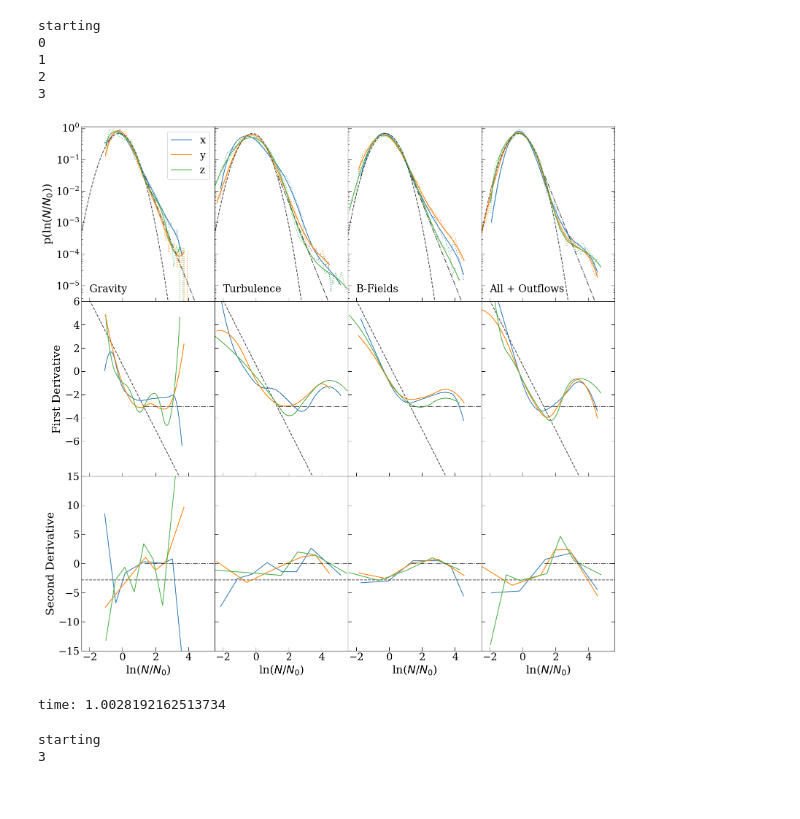
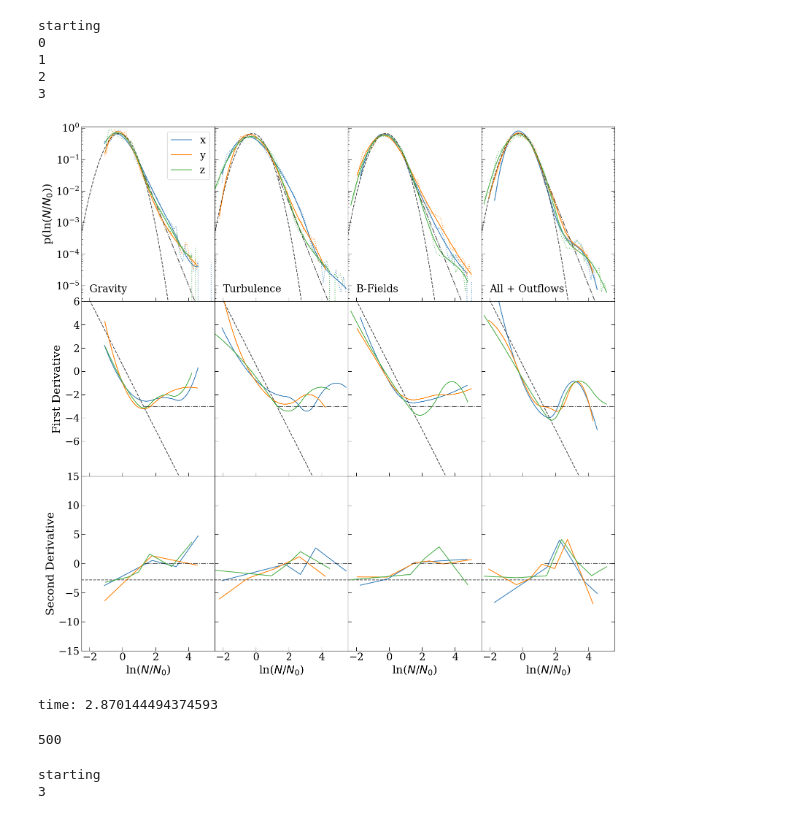
Before and after one commit to Kiihne/PDF-kiihne, a Jupyter notebook: spline.ipynb, the cells around one changed output. Drawn from its saved outputs; the diff is of its cells as text; code cells hidden in the pictures.

```diff
--- a/spline.ipynb
+++ b/spline.ipynb
@@ -17,8 +17,8 @@ plt.rcParams["font.family"] = "serif"
 # %%
 #only cell in need of changing between runs
 inputfile = ('/scratch/jak491/npz_storage/covering_grid_den0.npz','/scratch/jak491/npz_storage/covering_grid_den1.npz','/scratch/jak491/npz_storage/covering_grid_den2.npz', '/scratch/jak491/npz_storage/covering_grid_den3.npz', '/scratch/jak491/npz_storage/covering_grid_den4.npz', '/scratch/jak491/npz_storage/covering_grid_den5.npz', '/scratch/jak491/npz_storage/covering_grid_den_high.npz')
-percent = 4
-perc = '4'
+percent = 5
+perc = '5'
 #titles = ('10% SFE\nG','10% SFE\nG+T','10% SFE\nG+T+M','6% SFE\nG+T+M+P' )
 # %%
 #define Log Normal function
@@ -161,10 +161,12 @@ for n in range(4):
                     if second_deriv[z-1]<0:
                         if second_deriv[z]>0:
                             trans_point.append(x[z])
-                            spline_slope.append(pdf_counts_deriv[z])
+                            avg_slope = sum(pdf_counts_deriv[z:z+10])/len(pdf_counts_deriv[z:z+20])
+                            spline_slope.append(avg_slope)
                             break
             z = z+1
         if len(spline) > 0:
+            print('check')
             spline_slope.append(sum(spline)/len(spline))
         #recording spline slope
         #spline_slope.append(first_deriv[z])
@@ -218,36 +220,40 @@ for n in range(4):
 
     ax[n+4].set_yticks((6,4,2,0,-2,-4,-6))
     #if n >0:
     ax[n+8].set_xticks((-2,0,2,4))
 #ax[8].set_xticks((-2.5,0,2.5,5))
 
 plt.tight_layout()
 plt.subplots_adjust(top=.95)
-plt.savefig('spline_4lv_'+perc+'%.pdf', bbox_inches='tight', format = 'pdf')
+plt.savefig('plots/spline_4lv_'+perc+'%.pdf', bbox_inches='tight', format = 'pdf')
 plt.show()
 
 file = open("txt_file_storage/spline_slope" +perc+"%.txt", "w")
 str_dictionary = repr(spline_slope)
 file.write(str_dictionary + "\n")
 #str_dictionary = repr(slopes_error)
 #file.write(str_dictionary + "\n")
 file.close()
 
 file = open("txt_file_storage/trans_point" +perc+"%.txt", "w")
 str_dictionary = repr(trans_point)
 file.write(str_dictionary + "\n")
 file.close()
 
 end = time.time()
 print("time:",(end-start)/60)
 # %% [output]
 starting
 0
 1
 2
 3
-[figure, old version]
+[figure, new version]
-time: 1.0028192162513734
+time: 2.870144494374593
+# %%
+len(pdf_counts_deriv)
+# %% [output]
+500
 # %%
 #main processing cell
 warnings.filterwarnings('ignore')
```
Also changed, not shown: 7 other files.
